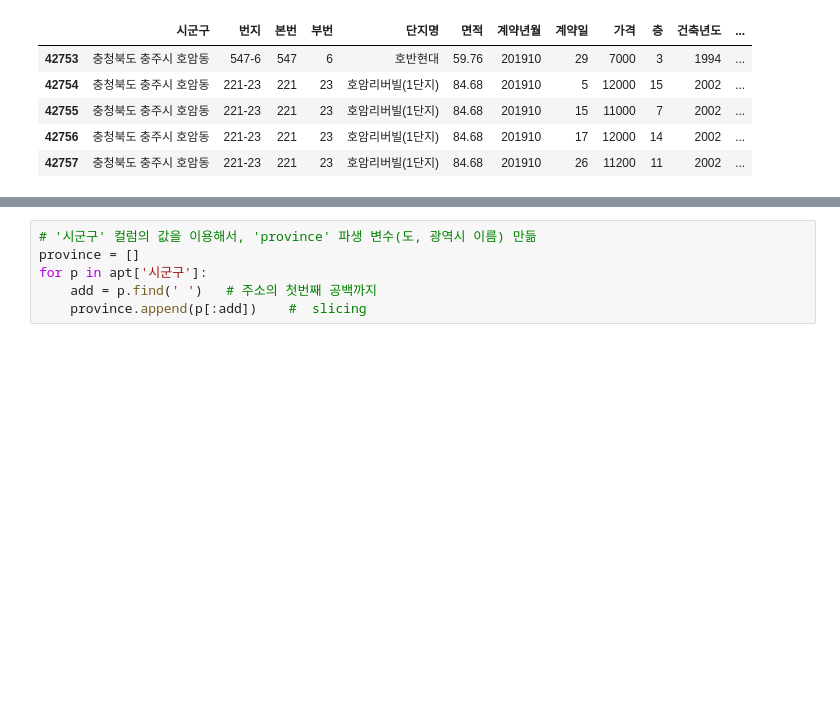
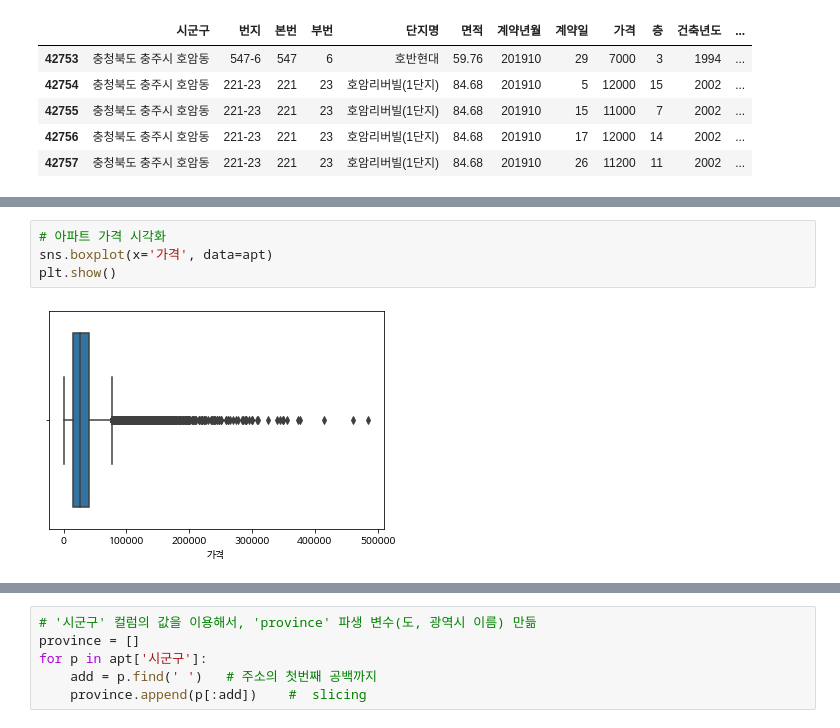
Before and after one commit to Gasijiyo/FirstStep_Python, a Jupyter notebook: py26_apt.ipynb, the cells around one changed output, grey strips where cells are left out. Saved outputs shown, nothing was run; the diff lists cells and outputs as text; blank space fills up the shorter version.

```diff
--- a/py26_apt.ipynb
+++ b/py26_apt.ipynb
@@ -106,0 +157,6 @@ apt.describe()
+# %%
+# 아파트 가격 시각화
+sns.boxplot(x='가격', data=apt)
+plt.show()
+# %% [output]
+[figure, added]
```
Also changed, not shown: parts of 23 cells of this notebook.
